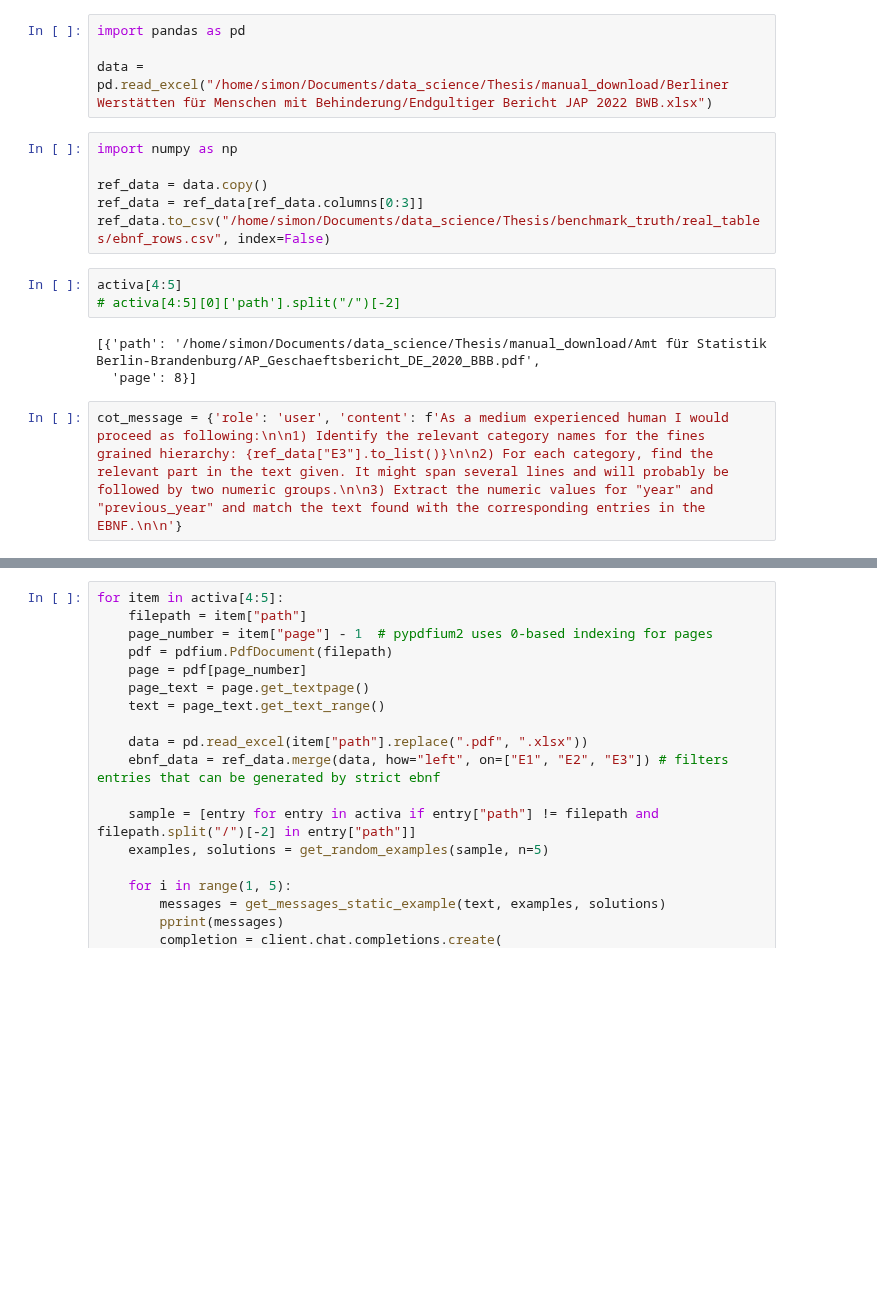
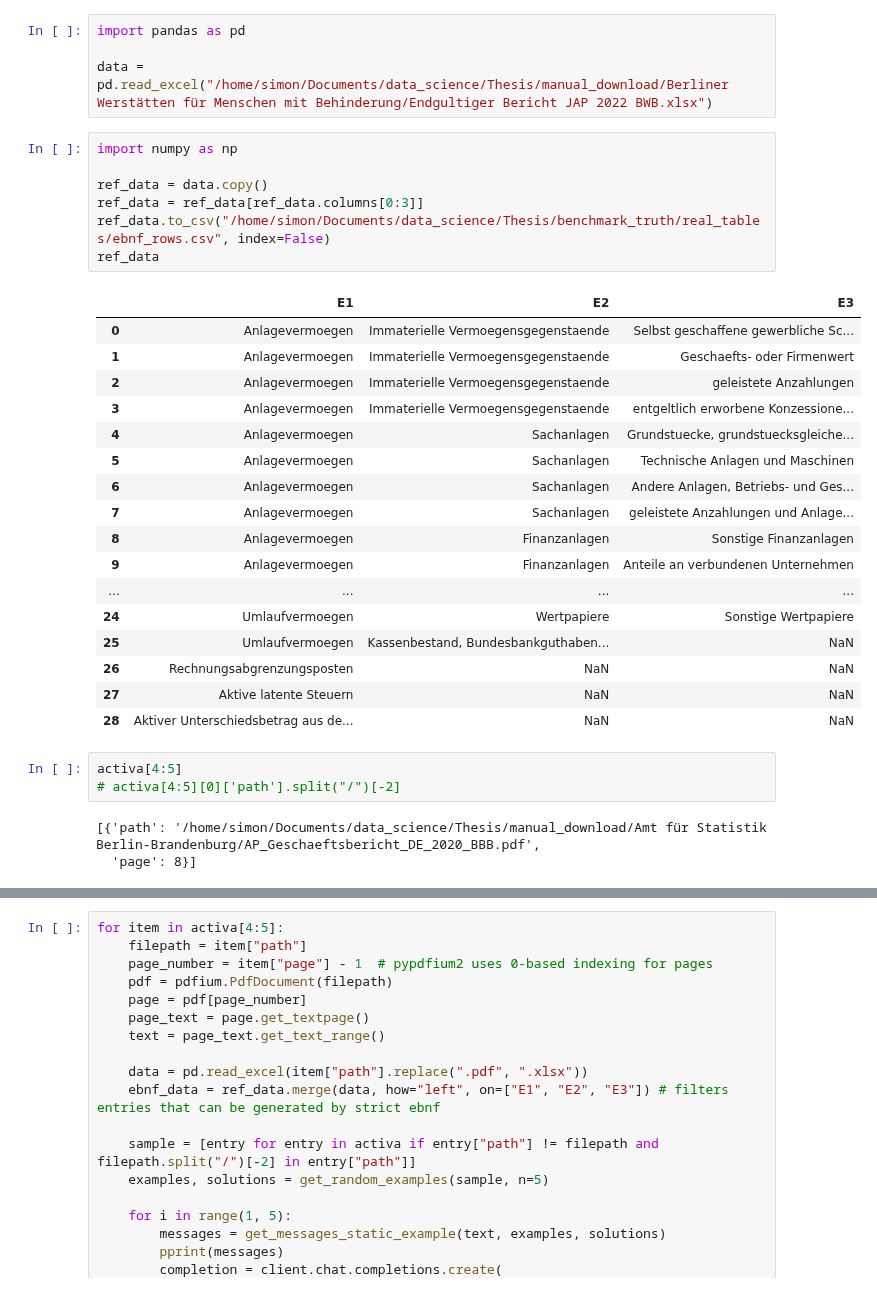
Before and after one commit to Famondir/Thesis, a Jupyter notebook: Python/table_extraction_vllm.ipynb, the cells around one changed output, grey strips where cells are left out. Saved outputs shown, nothing was run; the diff lists cells and outputs as text; blank space fills up the shorter version.

```diff
--- a/Python/table_extraction_vllm.ipynb
+++ b/Python/table_extraction_vllm.ipynb
@@ -378,14 +378,31 @@ data = pd.read_excel("/home/simon/Documents/data_science/Thesis/manual_download/
 # %%
 import numpy as np
 
 ref_data = data.copy()
 ref_data = ref_data[ref_data.columns[0:3]]
 ref_data.to_csv("/home/simon/Documents/data_science/Thesis/benchmark_truth/real_tables/ebnf_rows.csv", index=False)
+ref_data
+# %% [output]
+|  | E1 | E2 | E3 |
+| 0 | Anlagevermoegen | Immaterielle Vermoegensgegenstaende | Selbst geschaffene gewerbliche Sc... |
+| 1 | Anlagevermoegen | Immaterielle Vermoegensgegenstaende | Geschaefts- oder Firmenwert |
+| 2 | Anlagevermoegen | Immaterielle Vermoegensgegenstaende | geleistete Anzahlungen |
+| 3 | Anlagevermoegen | Immaterielle Vermoegensgegenstaende | entgeltlich erworbene Konzessione... |
+| 4 | Anlagevermoegen | Sachanlagen | Grundstuecke, grundstuecksgleiche... |
+| 5 | Anlagevermoegen | Sachanlagen | Technische Anlagen und Maschinen |
+| 6 | Anlagevermoegen | Sachanlagen | Andere Anlagen, Betriebs- und Ges... |
+| 7 | Anlagevermoegen | Sachanlagen | geleistete Anzahlungen und Anlage... |
+| 8 | Anlagevermoegen | Finanzanlagen | Sonstige Finanzanlagen |
+| 9 | Anlagevermoegen | Finanzanlagen | Anteile an verbundenen Unternehmen |
+| ... | ... | ... | ... |
+| 24 | Umlaufvermoegen | Wertpapiere | Sonstige Wertpapiere |
+| 25 | Umlaufvermoegen | Kassenbestand, Bundesbankguthaben... | NaN |
+| 26 | Rechnungsabgrenzungsposten | NaN | NaN |
+| 27 | Aktive latente Steuern | NaN | NaN |
+| 28 | Aktiver Unterschiedsbetrag aus de... | NaN | NaN |
 # %%
 activa[4:5]
 # activa[4:5][0]['path'].split("/")[-2]
 # %% [output]
 [{'path': '/home/simon/Documents/data_science/Thesis/manual_download/Amt für Statistik Berlin-Brandenburg/AP_Geschaeftsbericht_DE_2020_BBB.pdf',
   'page': 8}]
-# %%
-cot_message = {'role': 'user', 'content': f'As a medium experienced human I would proceed as following:\n\n1) Identify the relevant category names for the fines grained hierarchy: {ref_data["E3"].to_list()}\n\n2) For each category, find the relevant part in the text given. It might span several lines and will probably be followed by two numeric groups.\n\n3) Extract the numeric values for "year" and "previous_year" and match the text found with the corresponding entries in the EBNF.\n\n'}
```
Also changed, not shown: parts of 13 cells of this notebook, 1 other file.
